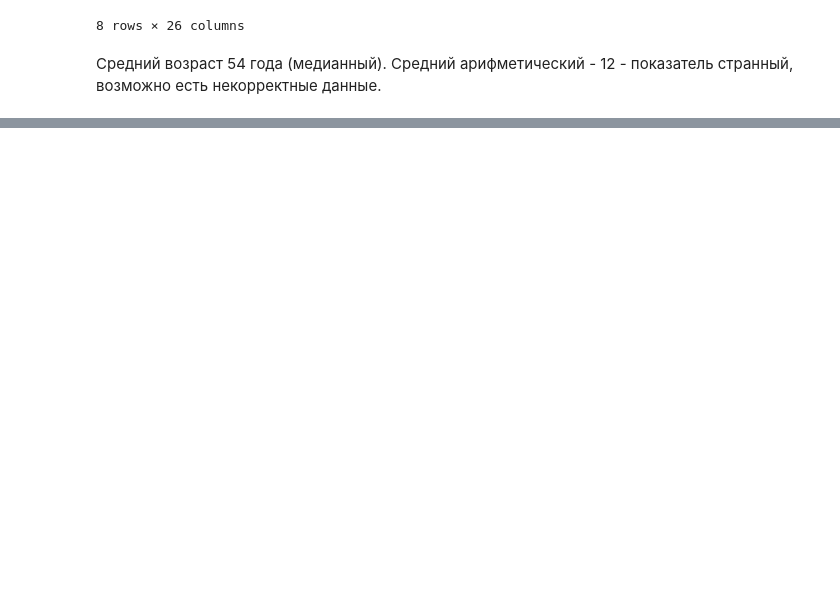
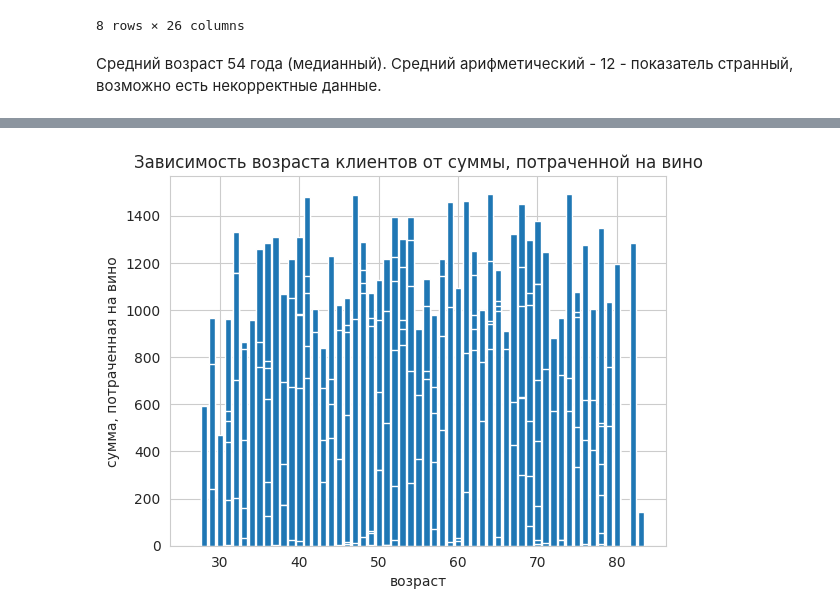
Before and after one commit to MariaAltisheva/DS, a Jupyter notebook: EDA/HW_1RAZDEL_PRO_forstud (2).ipynb, the cells around one changed output, grey strips where cells are left out. Cells and saved outputs as stored; diff of their text form; code cells hidden in the pictures; blank space fills up the shorter version.

```diff
--- a/EDA/HW_1RAZDEL_PRO_forstud (2).ipynb
+++ b/EDA/HW_1RAZDEL_PRO_forstud (2).ipynb
@@ -297,0 +324,8 @@ px.bar(age_count,text_auto=True,labels={'value':'Количество клиен
+# %%
+plt.bar(df['age'], df['MntWines'])
+plt.title('Зависимость возраста клиентов от суммы, потраченной на вино')
+plt.xlabel('возраст')
+plt.ylabel('сумма, потраченная на вино')
+plt.show()
+# %% [output]
+[figure, added]
```
Also changed, not shown: parts of 60 cells of this notebook.
